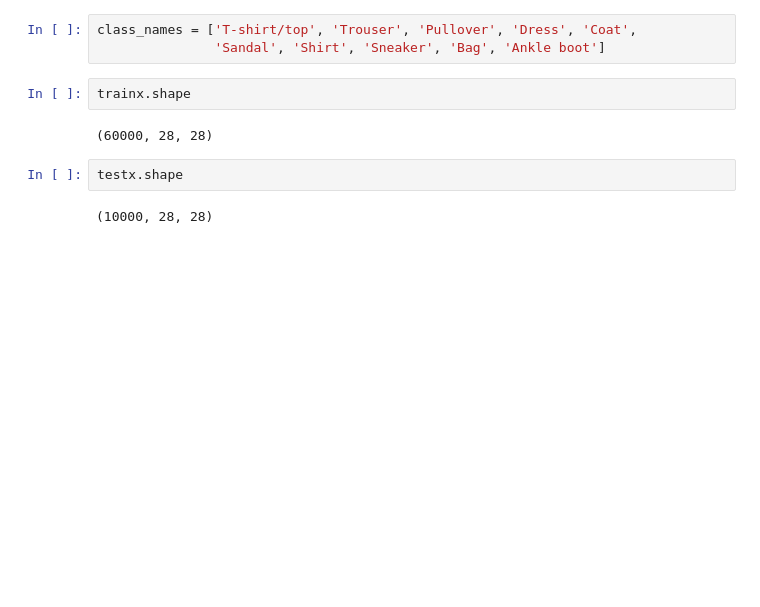
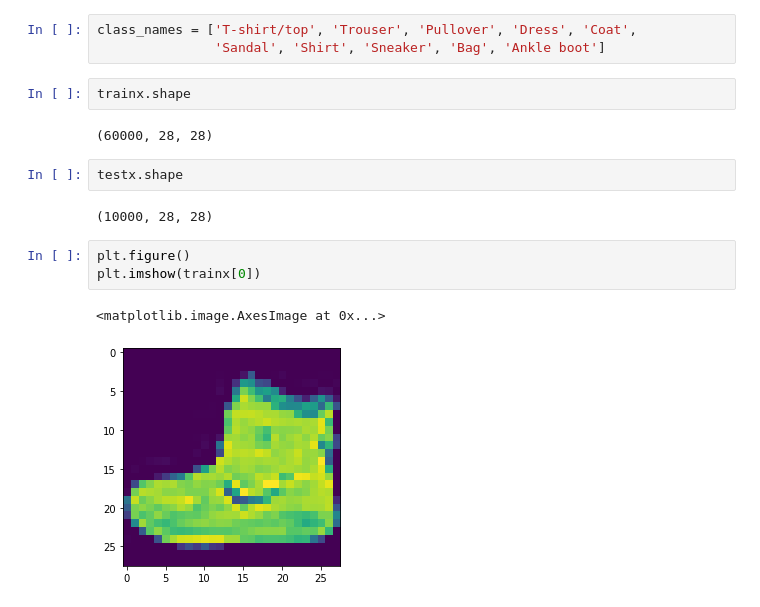
Before and after one commit to nirmeshbansal/tftuts, a Jupyter notebook: ImageWithKeras.ipynb, the cells around one changed output. Saved outputs shown, nothing was run; the diff lists cells and outputs as text; blank space fills up the shorter version.

```diff
--- a/ImageWithKeras.ipynb
+++ b/ImageWithKeras.ipynb
@@ -29,3 +29,9 @@ trainx.shape
 testx.shape
 # %% [output]
 (10000, 28, 28)
+# %%
+plt.figure()
+plt.imshow(trainx[0])
+# %% [output]
+<matplotlib.image.AxesImage at 0x...>
+[figure, added]
```
Also changed, not shown: parts of 2 cells of this notebook.
